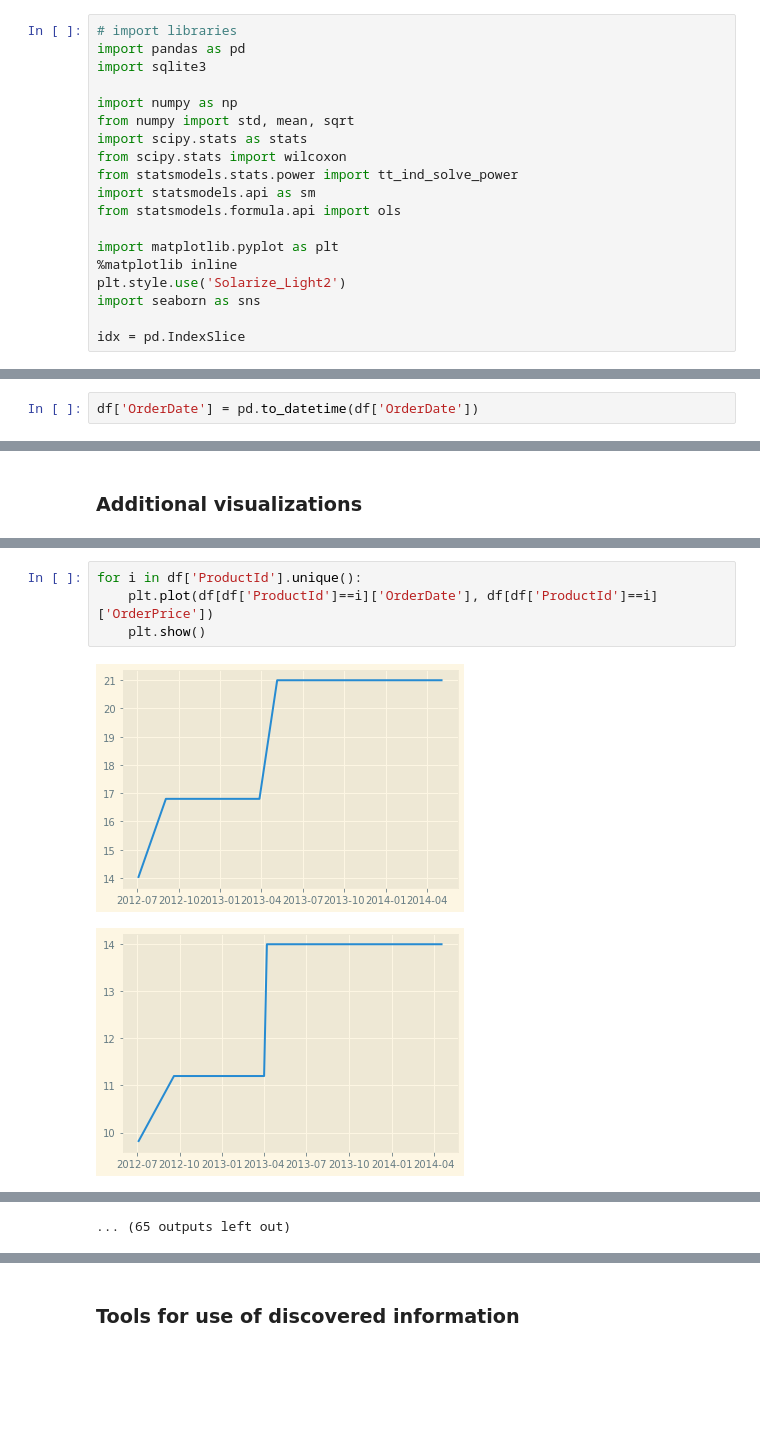
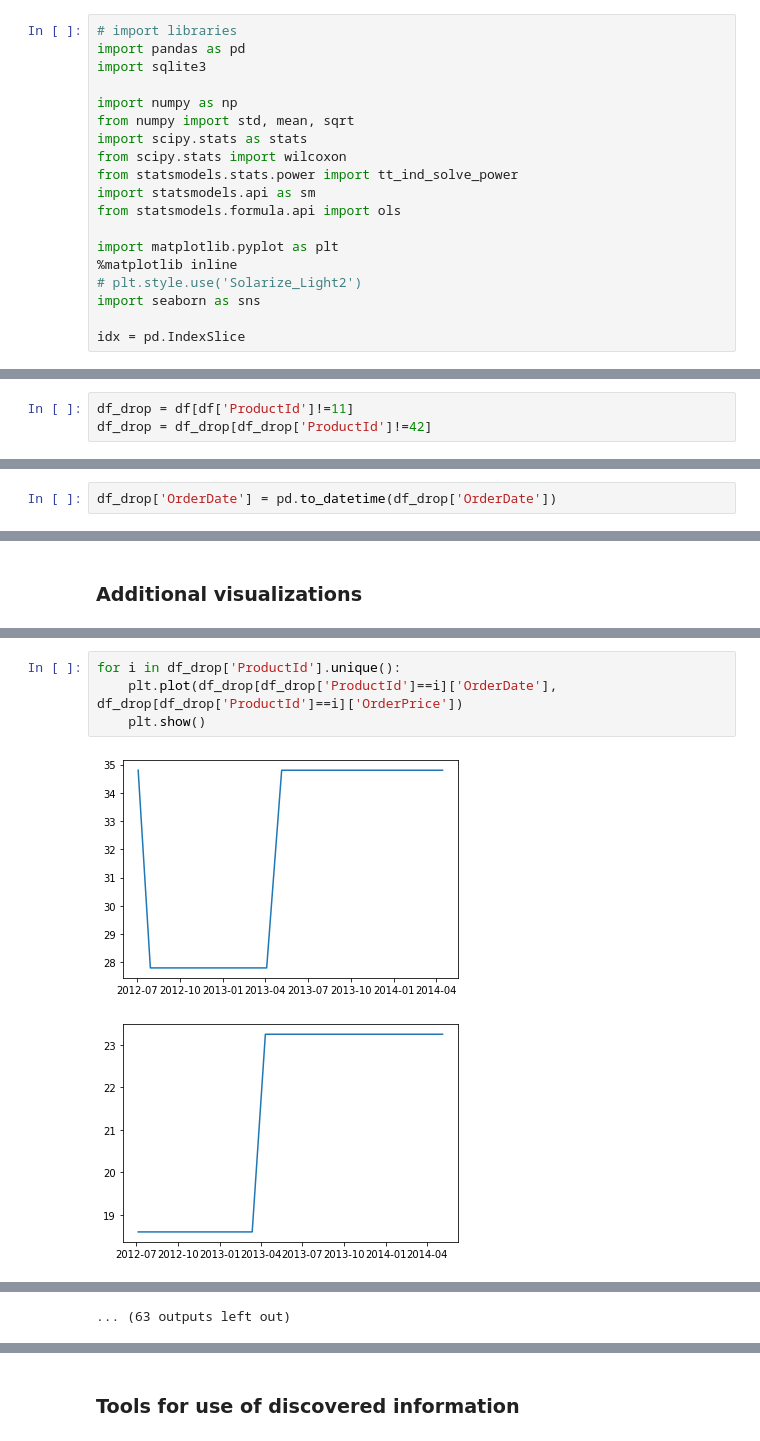
Before and after one commit to eannefawcett/Northwind-Database-Exploration, a Jupyter notebook: Project Price and OrderDetail Price.ipynb, the cells around one changed output, grey strips where cells are left out. Drawn from its saved outputs; the diff is of its cells as text; blank space fills up the shorter version.

Commit message:
visual for project price and reformatting for all

```diff
--- a/Project Price and OrderDetail Price.ipynb
+++ b/Project Price and OrderDetail Price.ipynb
@@ -71,7 +60,7 @@ from statsmodels.formula.api import ols
 
 import matplotlib.pyplot as plt
 %matplotlib inline
-plt.style.use('Solarize_Light2')
+# plt.style.use('Solarize_Light2')
 import seaborn as sns
 
 idx = pd.IndexSlice
@@ -194,4 +183,7 @@ df.head()
 | 2 | 10248 | 2012-07-04 | 3 | 32.38 | 34.80 | 34.8 | 5 | 0 | 72 | ... |
 | 3 | 10249 | 2012-07-05 | 1 | 11.61 | 23.25 | 18.6 | 9 | 0 | 14 | ... |
 | 4 | 10249 | 2012-07-05 | 1 | 11.61 | 53.00 | 42.4 | 40 | 10 | 51 | ... |
+# %%
+df_drop = df[df['ProductId']!=11]
+df_drop = df_drop[df_drop['ProductId']!=42]
 # %%
@@ -211,3 +203,3 @@ len(df['Id'].unique())
 # %%
-df['OrderDate'] = pd.to_datetime(df['OrderDate'])
+df_drop['OrderDate'] = pd.to_datetime(df_drop['OrderDate'])
 # %%
@@ -831,7 +731,7 @@ pass
 # %%
-for i in df['ProductId'].unique():
-    plt.plot(df[df['ProductId']==i]['OrderDate'], df[df['ProductId']==i]['OrderPrice'])
+for i in df_drop['ProductId'].unique():
+    plt.plot(df_drop[df_drop['ProductId']==i]['OrderDate'], df_drop[df_drop['ProductId']==i]['OrderPrice'])
     plt.show()
 # %% [output]
-[figure, old version]
+[figure, new version]
-[figure, old version]
+[figure, new version]
@@ -848 +748 @@ for i in df['ProductId'].unique():
-... (65 outputs left out)
+... (63 outputs left out)
```
Also changed, not shown: parts of 61 cells of this notebook, 3 other files.
